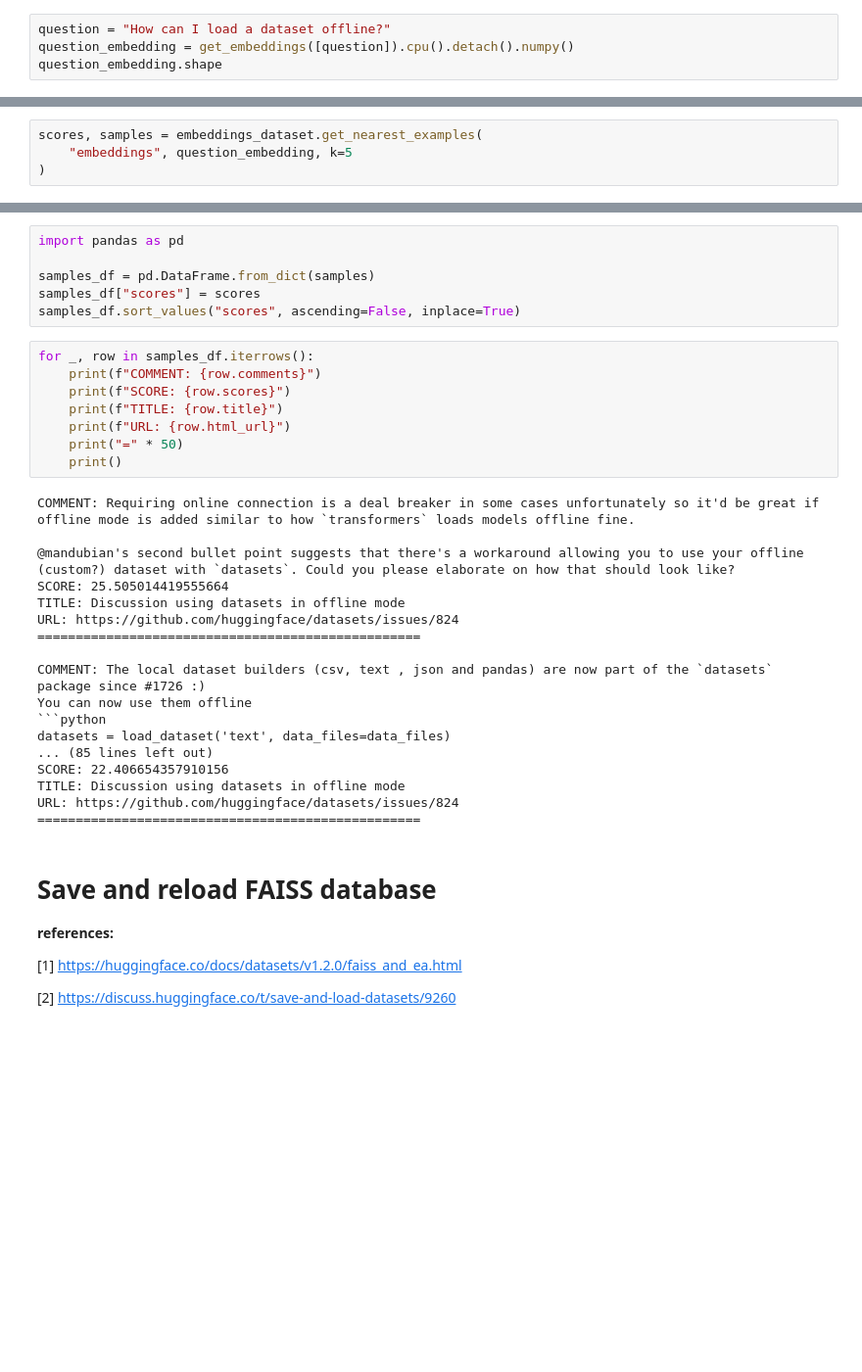
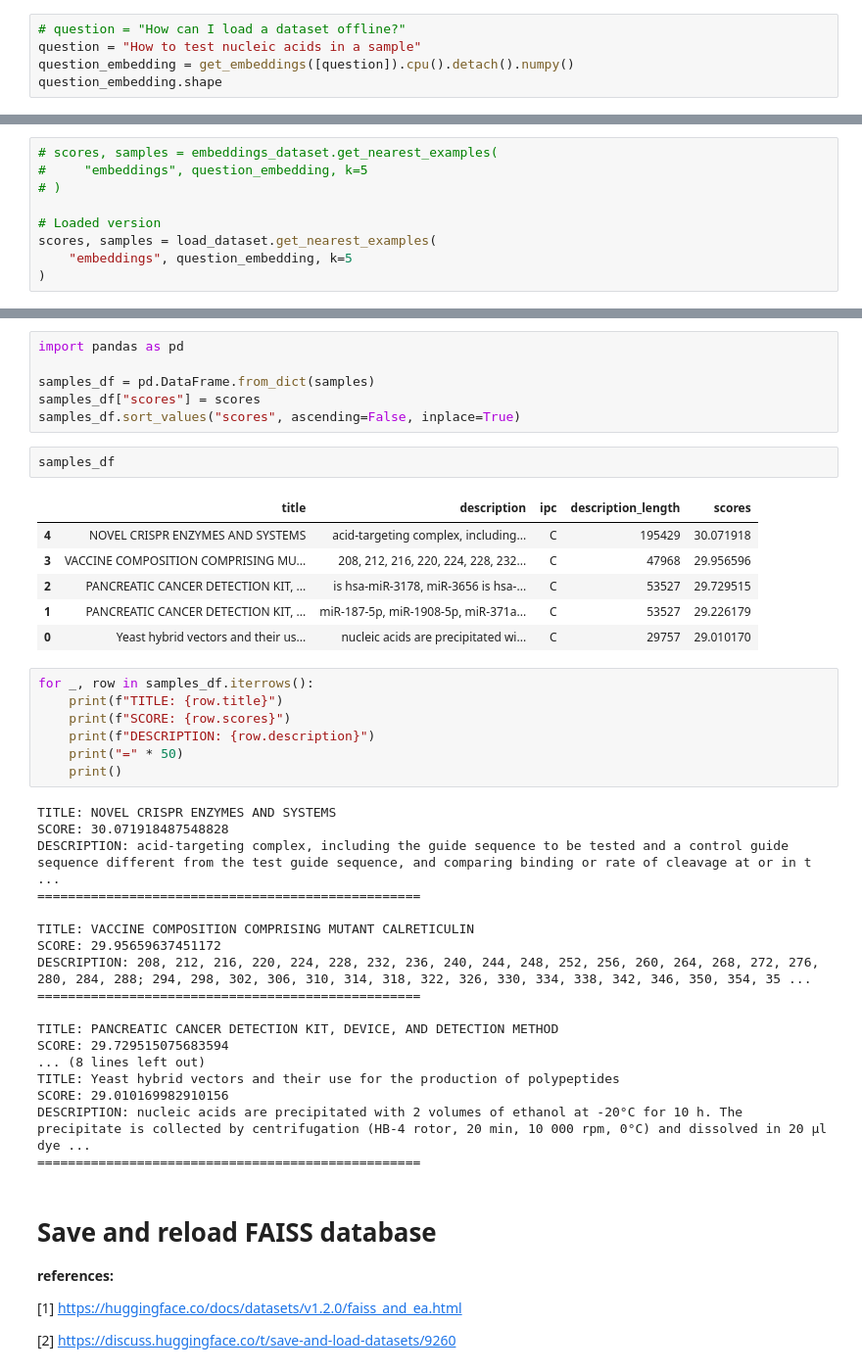
Before and after one commit to Tran-Le-Phuong-Lan/epo-2025, a Jupyter notebook: Semantic_search_with_FAISS_(PyTorch)_epo.ipynb, the cells around one changed output, grey strips where cells are left out. Shown at 98% size. Drawn from its saved outputs; the diff is of its cells as text; blank space fills up the shorter version.

Commit message:
modified:   Semantic_search_with_FAISS_(PyTorch)_epo.ipynb: - modify code to use loaded embedding dataset - modify question to test the epo dataset

````diff
--- a/Semantic_search_with_FAISS_(PyTorch)_epo.ipynb
+++ b/Semantic_search_with_FAISS_(PyTorch)_epo.ipynb
@@ -260,12 +267,18 @@ Dataset({
     num_rows: 60154
 })
 # %%
-question = "How can I load a dataset offline?"
+# question = "How can I load a dataset offline?"
+question = "How to test nucleic acids in a sample"
 question_embedding = get_embeddings([question]).cpu().detach().numpy()
 question_embedding.shape
 # %% [output]
 (1, 768)
 # %%
-scores, samples = embeddings_dataset.get_nearest_examples(
+# scores, samples = embeddings_dataset.get_nearest_examples(
+#     "embeddings", question_embedding, k=5
+# )
+
+# Loaded version
+scores, samples = load_dataset.get_nearest_examples(
     "embeddings", question_embedding, k=5
 )
@@ -275,32 +303,40 @@ import pandas as pd
 samples_df = pd.DataFrame.from_dict(samples)
 samples_df["scores"] = scores
 samples_df.sort_values("scores", ascending=False, inplace=True)
+# %%
+samples_df
+# %% [output]
+|  | title | description | ipc | description_length | scores |
+| 4 | NOVEL CRISPR ENZYMES AND SYSTEMS | acid-targeting complex, including... | C | 195429 | 30.071918 |
+| 3 | VACCINE COMPOSITION COMPRISING MU... | 208, 212, 216, 220, 224, 228, 232... | C | 47968 | 29.956596 |
+| 2 | PANCREATIC CANCER DETECTION KIT, ... | is hsa-miR-3178, miR-3656 is hsa-... | C | 53527 | 29.729515 |
+| 1 | PANCREATIC CANCER DETECTION KIT, ... | miR-187-5p, miR-1908-5p, miR-371a... | C | 53527 | 29.226179 |
+| 0 | Yeast hybrid vectors and their us... | nucleic acids are precipitated wi... | C | 29757 | 29.010170 |
 # %%
 for _, row in samples_df.iterrows():
-    print(f"COMMENT: {row.comments}")
+    print(f"TITLE: {row.title}")
     print(f"SCORE: {row.scores}")
-    print(f"TITLE: {row.title}")
-    print(f"URL: {row.html_url}")
+    print(f"DESCRIPTION: {row.description}")
     print("=" * 50)
     print()
 # %% [output]
-COMMENT: Requiring online connection is a deal breaker in some cases unfortunately so it'd be great if offline mode is added similar to how `transformers` loads models offline fine.
-
-@mandubian's second bullet point suggests that there's a workaround allowing you to use your offline (custom?) dataset with `datasets`. Could you please elaborate on how that should look like?
-SCORE: 25.505014419555664
-TITLE: Discussion using datasets in offline mode
-URL: https://github.com/huggingface/datasets/issues/824
+TITLE: NOVEL CRISPR ENZYMES AND SYSTEMS
+SCORE: 30.071918487548828
+DESCRIPTION: acid-targeting complex, including the guide sequence to be tested and a control guide sequence different from the test guide sequence, and comparing binding or rate of cleavage at or in t ...
 ==================================================
 
-COMMENT: The local dataset builders (csv, text , json and pandas) are now part of the `datasets` package since #1726 :)
-You can now use them offline
-```python
-datasets = load_dataset('text', data_files=data_files)
-... (85 lines left out)
-SCORE: 22.406654357910156
-TITLE: Discussion using datasets in offline mode
-URL: https://github.com/huggingface/datasets/issues/824
+TITLE: VACCINE COMPOSITION COMPRISING MUTANT CALRETICULIN
+SCORE: 29.95659637451172
+DESCRIPTION: 208, 212, 216, 220, 224, 228, 232, 236, 240, 244, 248, 252, 256, 260, 264, 268, 272, 276, 280, 284, 288; 294, 298, 302, 306, 310, 314, 318, 322, 326, 330, 334, 338, 342, 346, 350, 354, 35 ...
 ==================================================
+
+TITLE: PANCREATIC CANCER DETECTION KIT, DEVICE, AND DETECTION METHOD
+SCORE: 29.729515075683594
+... (8 lines left out)
+TITLE: Yeast hybrid vectors and their use for the production of polypeptides
+SCORE: 29.010169982910156
+DESCRIPTION: nucleic acids are precipitated with 2 volumes of ethanol at -20°C for 10 h. The precipitate is collected by centrifugation (HB-4 rotor, 20 min, 10 000 rpm, 0°C) and dissolved in 20 µl dye ...
+==================================================
 # %% [markdown]
 # Save and reload FAISS database
 
````
Also changed, not shown: parts of 3 cells of this notebook.
